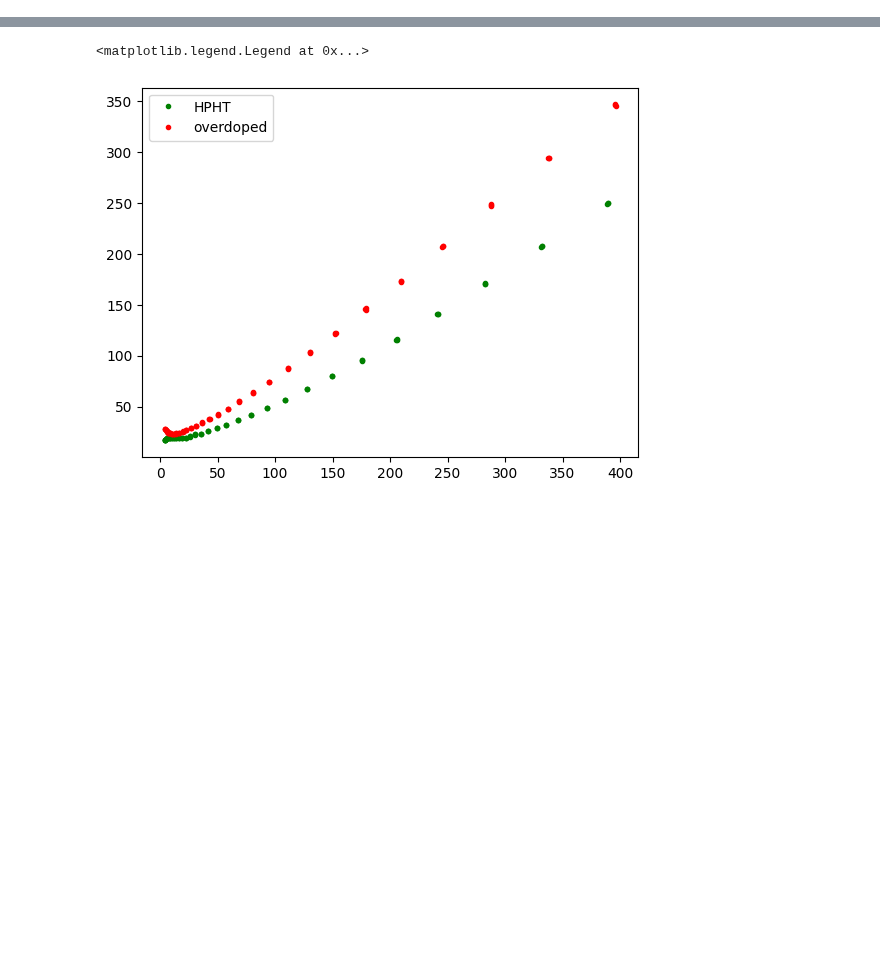
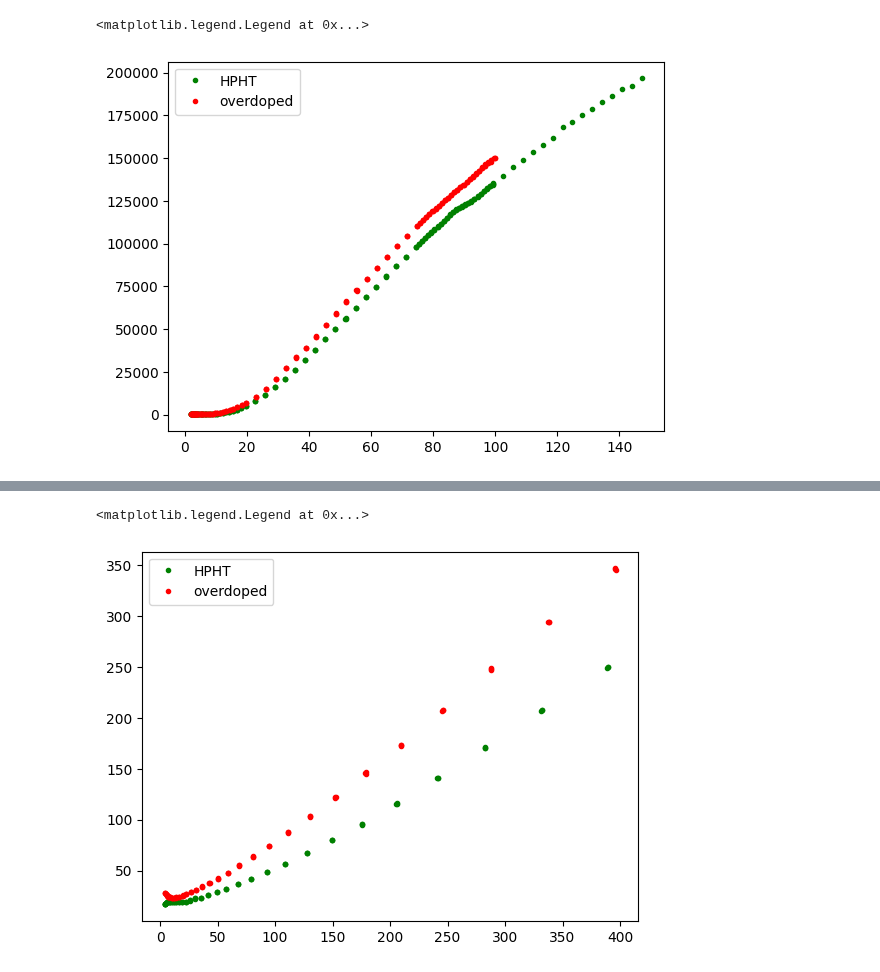
Before and after one commit to Gamal-on/YBCO, a Jupyter notebook: plot_data.ipynb, the cells around one changed output, grey strips where cells are left out. Drawn from its saved outputs; the diff is of its cells as text; code cells hidden in the pictures; blank space fills up the shorter version.

```diff
--- a/plot_data.ipynb
+++ b/plot_data.ipynb
@@ -9,6 +9,14 @@ import constants as cnt
 from functools import lru_cache
 from scipy.integrate import quad
 from scipy.optimize import curve_fit
+# %%
+plt.figure()
+plt.plot(cnt.temperature_HPHT, cnt.sample_HC_HPHT, ".g", label="HPHT")
+plt.plot(cnt.temperature_ISIS,cnt.sample_HC_ISIS, ".r", label="overdoped")
+plt.legend()
+# %% [output]
+<matplotlib.legend.Legend at 0x...>
+[figure, added]
 # %%
 plt.figure()
 plt.plot(cnt.squared_temperature_HPHT, cnt.hc_div_temp_HPHT, ".g", label="HPHT")
```
Also changed, not shown: parts of 1 cell of this notebook, 1 other file.
